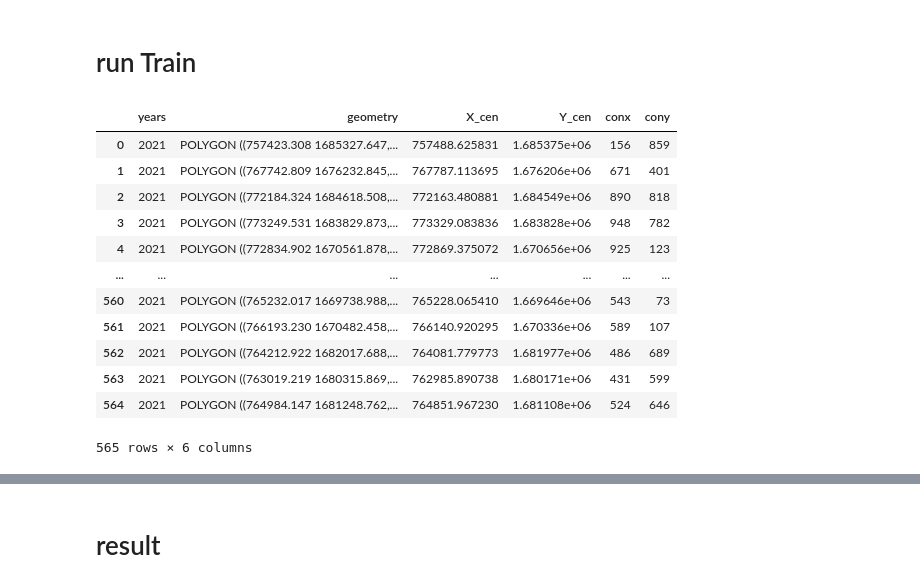
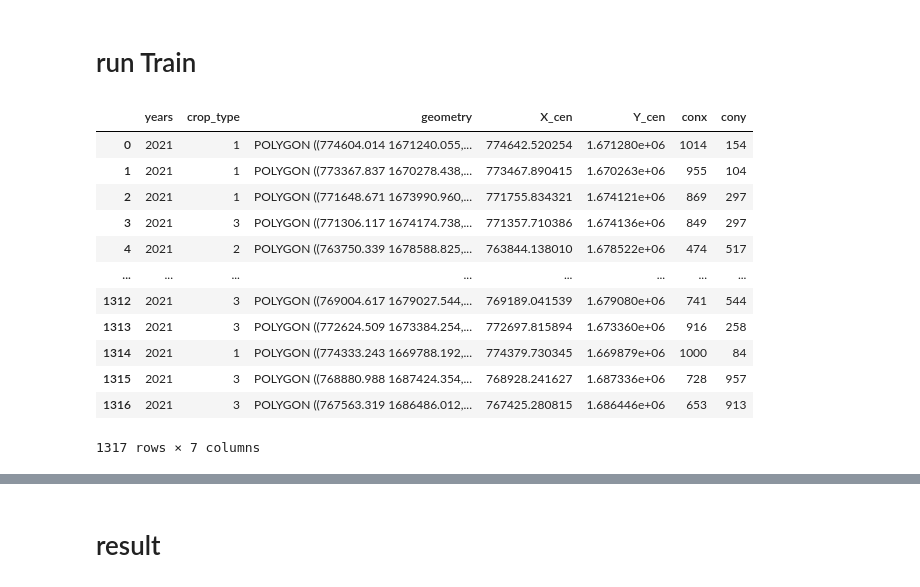
Before and after one commit to tmwatchanan/varuna-hackathon, a Jupyter notebook: SCL_Train.ipynb, the cells around one changed output, grey strips where cells are left out. Saved outputs shown, nothing was run; the diff lists cells and outputs as text; code cells hidden in the pictures.

```diff
--- a/SCL_Train.ipynb
+++ b/SCL_Train.ipynb
@@ -130,26 +133,29 @@ def mode_2(arr):
 # %% [markdown]
 # run Train
 # %%
+#function for get scl only 4,5,6,7
 import geopandas as gpd
-import pandas as np
+import pandas as pd
+import numpy as np
 
-df_train=gpd.read_file("/content/drive/Shareddrives/ARV_HACKATHON/Varuna Hackathon 2022/testing_area/testdata.shp")
+#connect to testing area
+df_train=gpd.read_file("/content/drive/Shareddrives/ARV_HACKATHON/Varuna Hackathon 2022/training_area/traindata.shp")
 df_train["X_cen"]=df_train.centroid.x
 df_train["Y_cen"]=df_train.centroid.y
 df_train["conx"]=df_train["X_cen"].apply(scale_x)
 df_train["cony"]=df_train["Y_cen"].apply(scale_y)
 df_train
 # %% [output]
-|  | years | geometry | X_cen | Y_cen | conx | cony |
-| 0 | 2021 | POLYGON ((757423.308 1685327.647,... | 757488.625831 | 1.685375e+06 | 156 | 859 |
-| 1 | 2021 | POLYGON ((767742.809 1676232.845,... | 767787.113695 | 1.676206e+06 | 671 | 401 |
-| 2 | 2021 | POLYGON ((772184.324 1684618.508,... | 772163.480881 | 1.684549e+06 | 890 | 818 |
-| 3 | 2021 | POLYGON ((773249.531 1683829.873,... | 773329.083836 | 1.683828e+06 | 948 | 782 |
-| 4 | 2021 | POLYGON ((772834.902 1670561.878,... | 772869.375072 | 1.670656e+06 | 925 | 123 |
-| ... | ... | ... | ... | ... | ... | ... |
-| 560 | 2021 | POLYGON ((765232.017 1669738.988,... | 765228.065410 | 1.669646e+06 | 543 | 73 |
-| 561 | 2021 | POLYGON ((766193.230 1670482.458,... | 766140.920295 | 1.670336e+06 | 589 | 107 |
-| 562 | 2021 | POLYGON ((764212.922 1682017.688,... | 764081.779773 | 1.681977e+06 | 486 | 689 |
-| 563 | 2021 | POLYGON ((763019.219 1680315.869,... | 762985.890738 | 1.680171e+06 | 431 | 599 |
-| 564 | 2021 | POLYGON ((764984.147 1681248.762,... | 764851.967230 | 1.681108e+06 | 524 | 646 |
+|  | years | crop_type | geometry | X_cen | Y_cen | conx | cony |
+| 0 | 2021 | 1 | POLYGON ((774604.014 1671240.055,... | 774642.520254 | 1.671280e+06 | 1014 | 154 |
+| 1 | 2021 | 1 | POLYGON ((773367.837 1670278.438,... | 773467.890415 | 1.670263e+06 | 955 | 104 |
+| 2 | 2021 | 1 | POLYGON ((771648.671 1673990.960,... | 771755.834321 | 1.674121e+06 | 869 | 297 |
+| 3 | 2021 | 3 | POLYGON ((771306.117 1674174.738,... | 771357.710386 | 1.674136e+06 | 849 | 297 |
+| 4 | 2021 | 2 | POLYGON ((763750.339 1678588.825,... | 763844.138010 | 1.678522e+06 | 474 | 517 |
+| ... | ... | ... | ... | ... | ... | ... | ... |
+| 1312 | 2021 | 3 | POLYGON ((769004.617 1679027.544,... | 769189.041539 | 1.679080e+06 | 741 | 544 |
+| 1313 | 2021 | 3 | POLYGON ((772624.509 1673384.254,... | 772697.815894 | 1.673360e+06 | 916 | 258 |
+| 1314 | 2021 | 1 | POLYGON ((774333.243 1669788.192,... | 774379.730345 | 1.669879e+06 | 1000 | 84 |
+| 1315 | 2021 | 3 | POLYGON ((768880.988 1687424.354,... | 768928.241627 | 1.687336e+06 | 728 | 957 |
+| 1316 | 2021 | 3 | POLYGON ((767563.319 1686486.012,... | 767425.280815 | 1.686446e+06 | 653 | 913 |
-565 rows × 6 columns
+1317 rows × 7 columns
```
Also changed, not shown: parts of 29 cells of this notebook, 9 other files.
